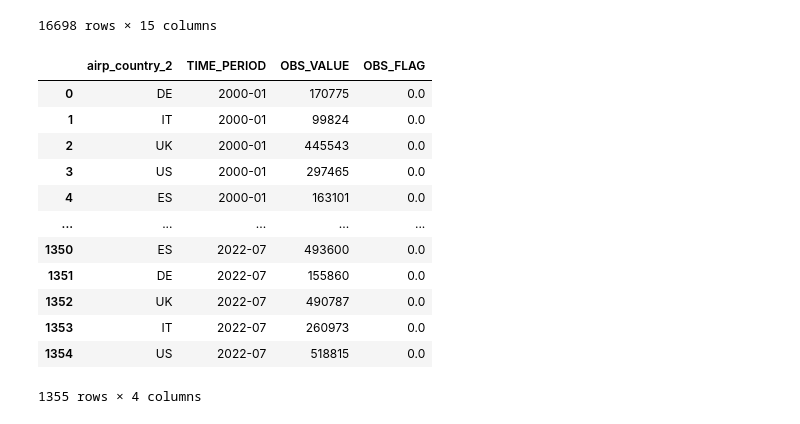
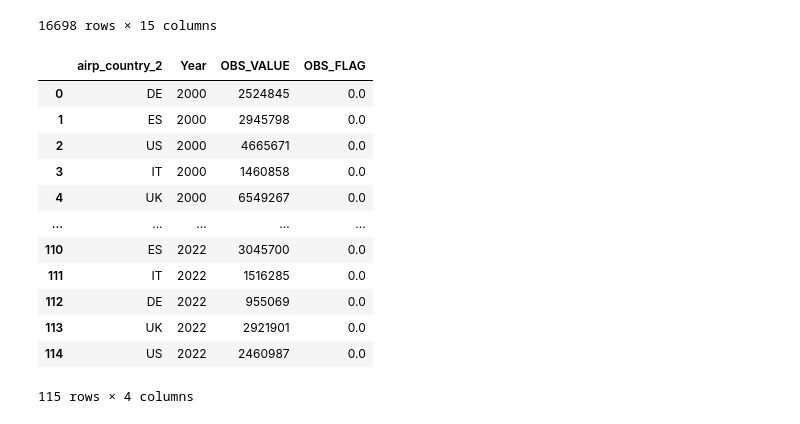
Before and after one commit to allanguzmanf/TIL6022-Project, a Jupyter notebook: Code.ipynb, the cells around one changed output. Saved outputs shown, nothing was run; the diff lists cells and outputs as text; code cells hidden in the pictures.

```diff
--- a/Code.ipynb
+++ b/Code.ipynb
@@ -47,24 +47,24 @@ top_passengers
 | 40388 | ESTAT:AVIA_PAR_NL(1.0) | 23/09/22 23:00:00 | M | PAS | PAS_CRD | NL_EHAM_US_KSLC | 2022-07 | 21446 | NaN | ... |
 16698 rows × 15 columns
 # %%
-to_plot = top_passengers.groupby(['airp_country_2','TIME_PERIOD']).sum('OBS_VALUE').sort_values(by= 'TIME_PERIOD', ascending= True)
+to_plot = top_passengers.groupby(['airp_country_2','Year']).sum().sort_values(by= 'Year', ascending= True)
 
 
 to_plot = to_plot.reset_index()
 to_plot
 #to_plot.reset_index().plot(x = 'TIME_PERIOD', y = 'OBS_VALUE')
 # %% [output]
-|  | airp_country_2 | TIME_PERIOD | OBS_VALUE | OBS_FLAG |
-| 0 | DE | 2000-01 | 170775 | 0.0 |
-| 1 | IT | 2000-01 | 99824 | 0.0 |
-| 2 | UK | 2000-01 | 445543 | 0.0 |
-| 3 | US | 2000-01 | 297465 | 0.0 |
-| 4 | ES | 2000-01 | 163101 | 0.0 |
+|  | airp_country_2 | Year | OBS_VALUE | OBS_FLAG |
+| 0 | DE | 2000 | 2524845 | 0.0 |
+| 1 | ES | 2000 | 2945798 | 0.0 |
+| 2 | US | 2000 | 4665671 | 0.0 |
+| 3 | IT | 2000 | 1460858 | 0.0 |
+| 4 | UK | 2000 | 6549267 | 0.0 |
 | ... | ... | ... | ... | ... |
-| 1350 | ES | 2022-07 | 493600 | 0.0 |
-| 1351 | DE | 2022-07 | 155860 | 0.0 |
-| 1352 | UK | 2022-07 | 490787 | 0.0 |
-| 1353 | IT | 2022-07 | 260973 | 0.0 |
-| 1354 | US | 2022-07 | 518815 | 0.0 |
+| 110 | ES | 2022 | 3045700 | 0.0 |
+| 111 | IT | 2022 | 1516285 | 0.0 |
+| 112 | DE | 2022 | 955069 | 0.0 |
+| 113 | UK | 2022 | 2921901 | 0.0 |
+| 114 | US | 2022 | 2460987 | 0.0 |
-1355 rows × 4 columns
+115 rows × 4 columns
 # %%
```
Also changed, not shown: parts of 1 cell of this notebook.
